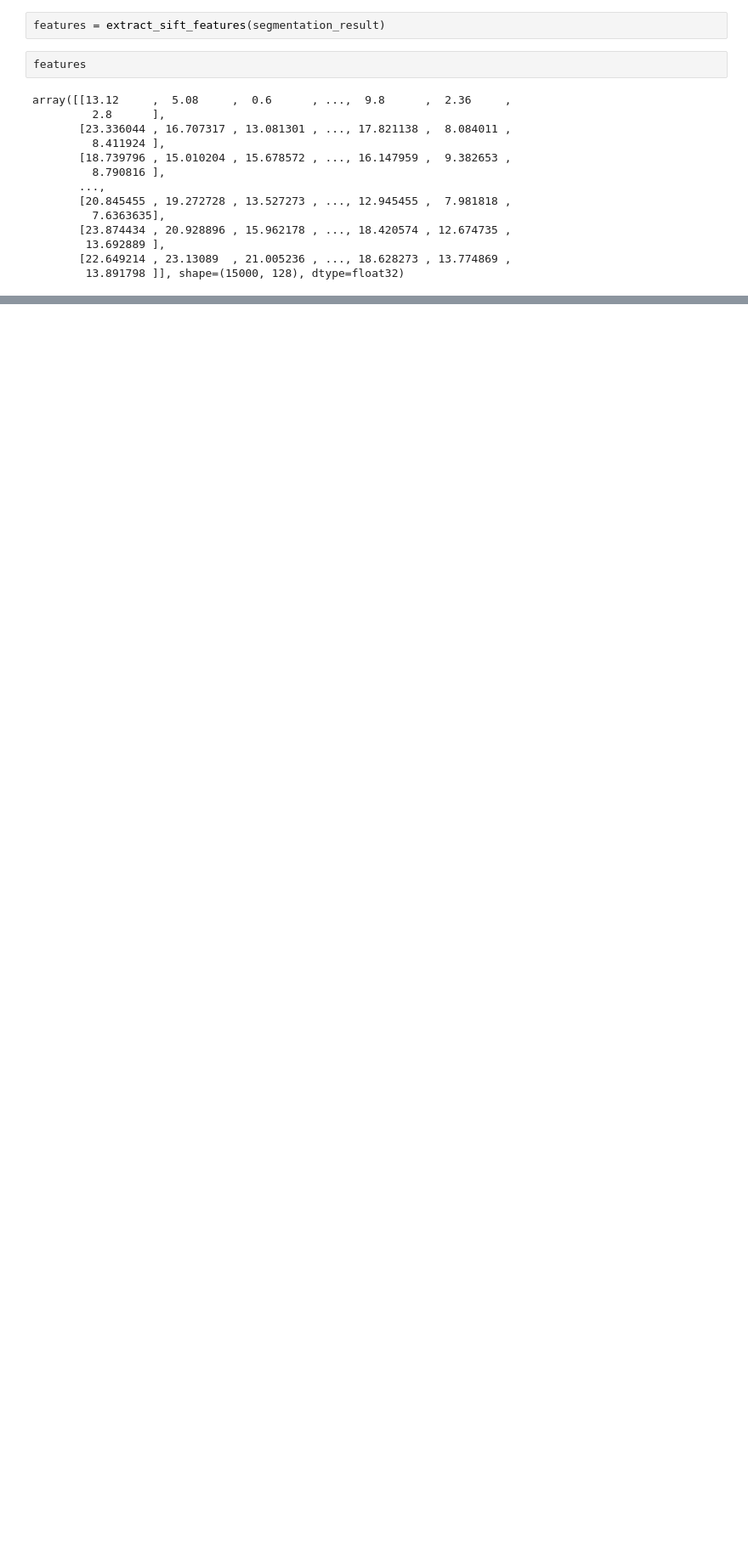
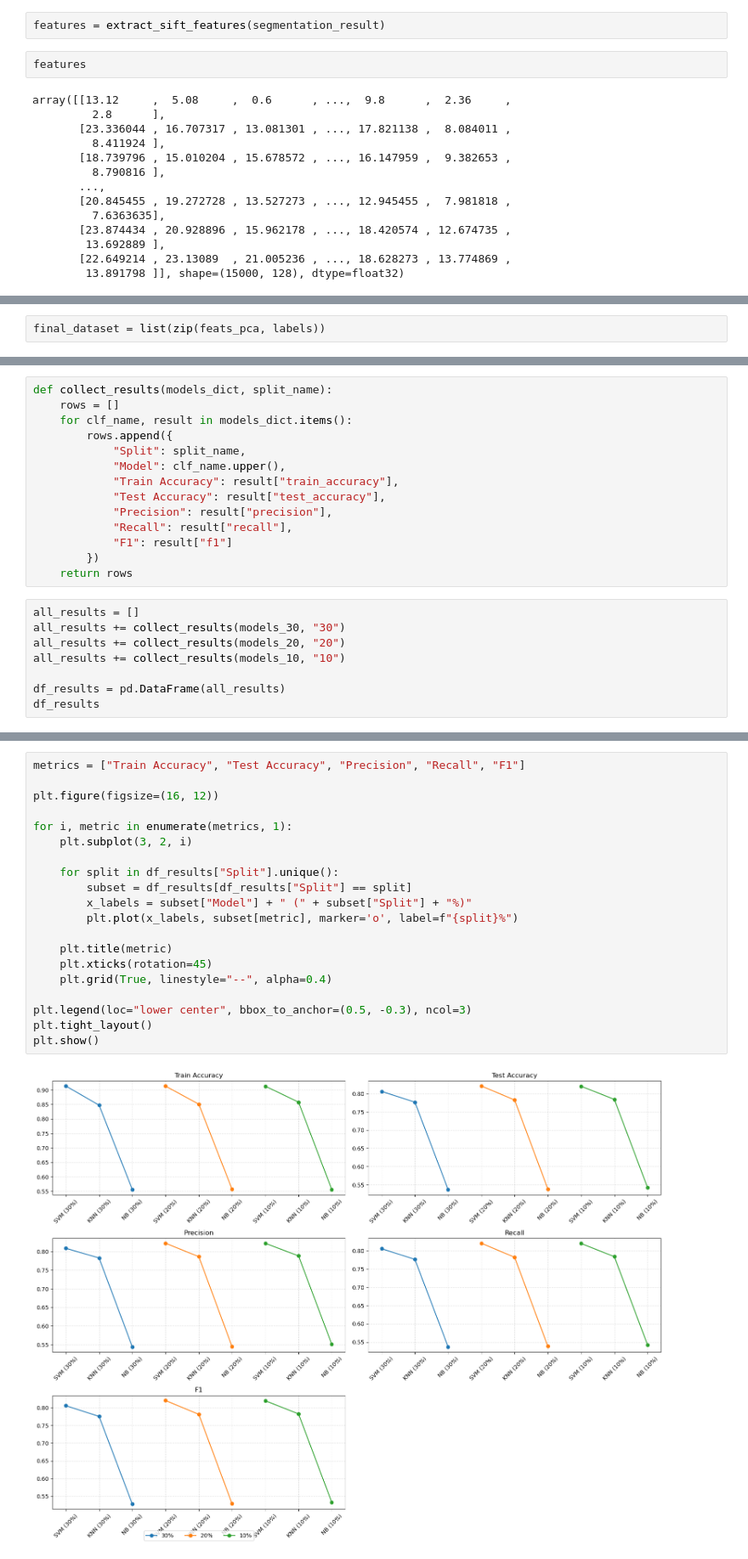
Before and after one commit to sukinnamz/Pembelajaran-Mesin, a Jupyter notebook: kuis2/kuis.ipynb, the cells around one changed output, grey strips where cells are left out. Shown at 85% size. Drawn from its saved outputs; the diff is of its cells as text; blank space fills up the shorter version.

```diff
--- a/kuis2/kuis.ipynb
+++ b/kuis2/kuis.ipynb
@@ -172,0 +199,2 @@ array([[13.12     ,  5.08     ,  0.6      , ...,  9.8      ,  2.36     ,
+# %%
+final_dataset = list(zip(feats_pca, labels))
@@ -172,0 +349,22 @@ array([[13.12     ,  5.08     ,  0.6      , ...,  9.8      ,  2.36     ,
+# %%
+def collect_results(models_dict, split_name):
+    rows = []
+    for clf_name, result in models_dict.items():
+        rows.append({
+            "Split": split_name,
+            "Model": clf_name.upper(),
+            "Train Accuracy": result["train_accuracy"],
+            "Test Accuracy": result["test_accuracy"],
+            "Precision": result["precision"],
+            "Recall": result["recall"],
+            "F1": result["f1"]
+        })
+    return rows
+# %%
+all_results = []
+all_results += collect_results(models_30, "30")
+all_results += collect_results(models_20, "20")
+all_results += collect_results(models_10, "10")
+
+df_results = pd.DataFrame(all_results)
+df_results
@@ -172,0 +382,22 @@ array([[13.12     ,  5.08     ,  0.6      , ...,  9.8      ,  2.36     ,
+# %%
+metrics = ["Train Accuracy", "Test Accuracy", "Precision", "Recall", "F1"]
+
+plt.figure(figsize=(16, 12))
+
+for i, metric in enumerate(metrics, 1):
+    plt.subplot(3, 2, i)
+
+    for split in df_results["Split"].unique():
+        subset = df_results[df_results["Split"] == split]
+        x_labels = subset["Model"] + " (" + subset["Split"] + "%)"
+        plt.plot(x_labels, subset[metric], marker='o', label=f"{split}%")
+
+    plt.title(metric)
+    plt.xticks(rotation=45)
+    plt.grid(True, linestyle="--", alpha=0.4)
+
+plt.legend(loc="lower center", bbox_to_anchor=(0.5, -0.3), ncol=3)
+plt.tight_layout()
+plt.show()
+# %% [output]
+[figure, added]
```
Also changed, not shown: parts of 22 cells of this notebook, 9 other files.
